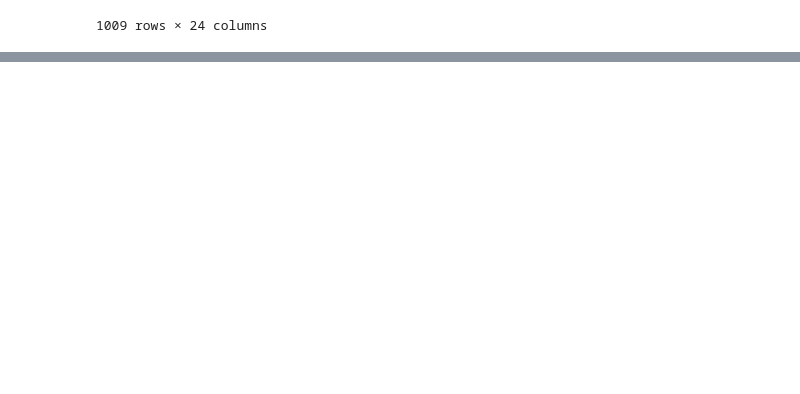
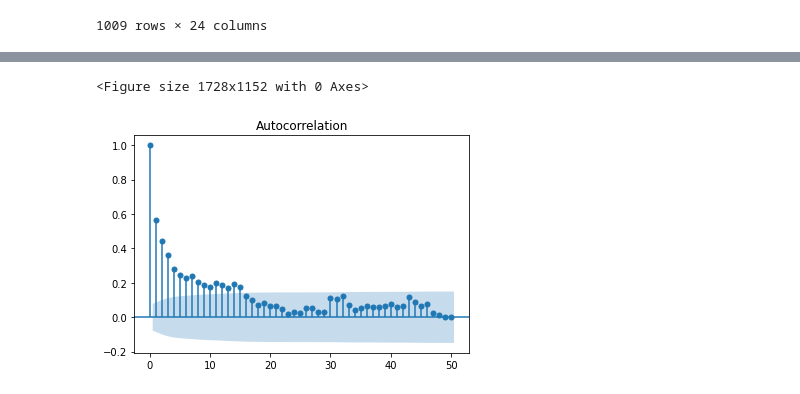
Before and after one commit to elsunais6167/cement, a Jupyter notebook: time_series_correlation.ipynb, the cells around one changed output, grey strips where cells are left out. Cells and saved outputs as stored; diff of their text form; code cells hidden in the pictures; blank space fills up the shorter version.

```diff
--- a/time_series_correlation.ipynb
+++ b/time_series_correlation.ipynb
@@ -78,0 +127,5 @@ by30mins_data[['Residue']].plot(figsize = f)
+# %%
+#plotting time series by 30 mins against residue output
+f = (12, 8)
+residue = df[['Residue']]
+residue.plot(figsize = f)
@@ -78,0 +135,8 @@ by30mins_data[['Residue']].plot(figsize = f)
+# %%
+#Plotting time series correlation by 50 lags for residue ouput
+plt.figure(figsize=(24,16))
+residue_time_corr = plot_acf(residue, lags=50)
+plt.show(residue_time_corr)
+# %% [output]
+<Figure size 1728x1152 with 0 Axes>
+[figure, added]
```
Also changed, not shown: parts of 17 cells of this notebook, 4 other files.
